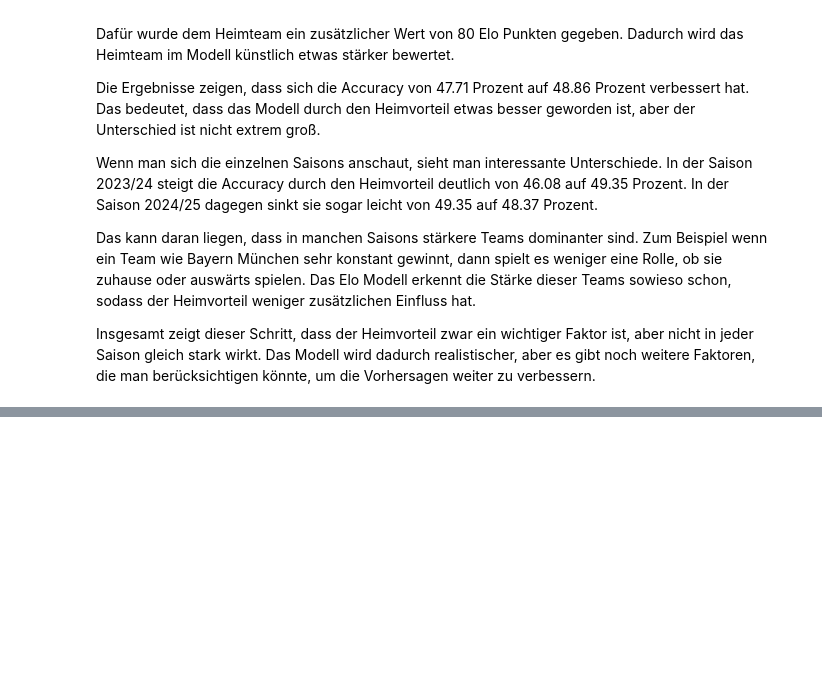
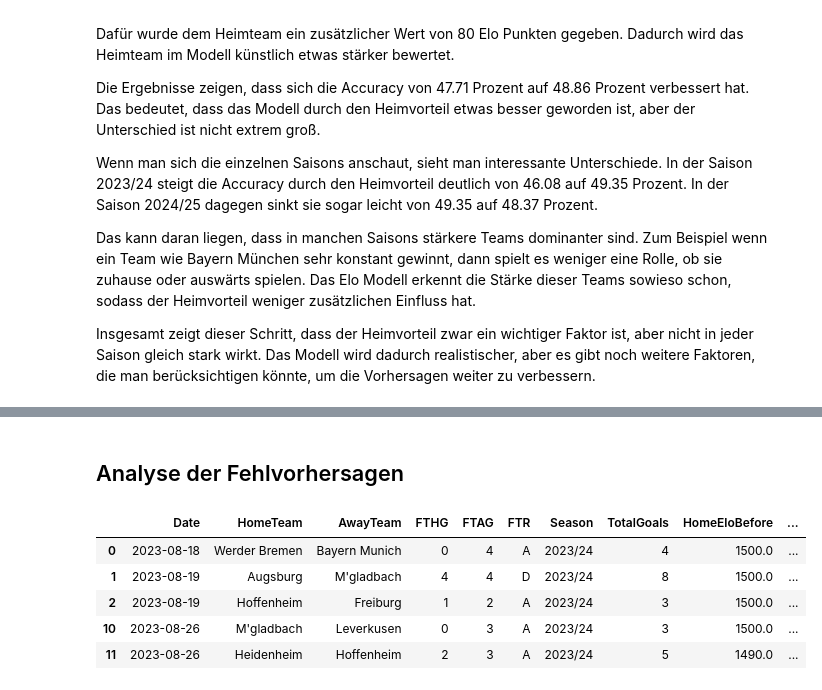
Before and after one commit to Berkedmy/Final_Projekt, a Jupyter notebook: notebooks/01_data_check.ipynb, the cells around one changed output, grey strips where cells are left out. Drawn from its saved outputs; the diff is of its cells as text; code cells hidden in the pictures; blank space fills up the shorter version.

```diff
--- a/notebooks/01_data_check.ipynb
+++ b/notebooks/01_data_check.ipynb
@@ -1218,0 +1261,13 @@ Insgesamt zeigt dieser Schritt, dass der Heimvorteil zwar ein wichtiger Faktor i
+# %%
+#Vorhersagerfunktion
+def predict_result_with_draw(home_elo, away_elo, home_advantage=80, draw_threshold=50):
+    home_elo_adjusted = home_elo + home_advantage
+
+    diff = abs(home_elo_adjusted - away_elo)
+
+    if diff < draw_threshold:
+        return "D"
+    elif home_elo_adjusted > away_elo:
+        return "H"
+    else:
+        return "A"
@@ -1218,0 +1382,14 @@ Insgesamt zeigt dieser Schritt, dass der Heimvorteil zwar ein wichtiger Faktor i
+# %% [markdown]
+## Analyse der Fehlvorhersagen
+# %%
+#Falsche vorhersagen
+wrong_predictions = df[df["Predicted_HA"] != df["FTR"]]
+
+wrong_predictions.head()
+# %% [output]
+|  | Date | HomeTeam | AwayTeam | FTHG | FTAG | FTR | Season | TotalGoals | HomeEloBefore | ... |
+| 0 | 2023-08-18 | Werder Bremen | Bayern Munich | 0 | 4 | A | 2023/24 | 4 | 1500.0 | ... |
+| 1 | 2023-08-19 | Augsburg | M'gladbach | 4 | 4 | D | 2023/24 | 8 | 1500.0 | ... |
+| 2 | 2023-08-19 | Hoffenheim | Freiburg | 1 | 2 | A | 2023/24 | 3 | 1500.0 | ... |
+| 10 | 2023-08-26 | M'gladbach | Leverkusen | 0 | 3 | A | 2023/24 | 3 | 1500.0 | ... |
+| 11 | 2023-08-26 | Heidenheim | Hoffenheim | 2 | 3 | A | 2023/24 | 5 | 1490.0 | ... |
```
Also changed, not shown: parts of 17 cells of this notebook.
